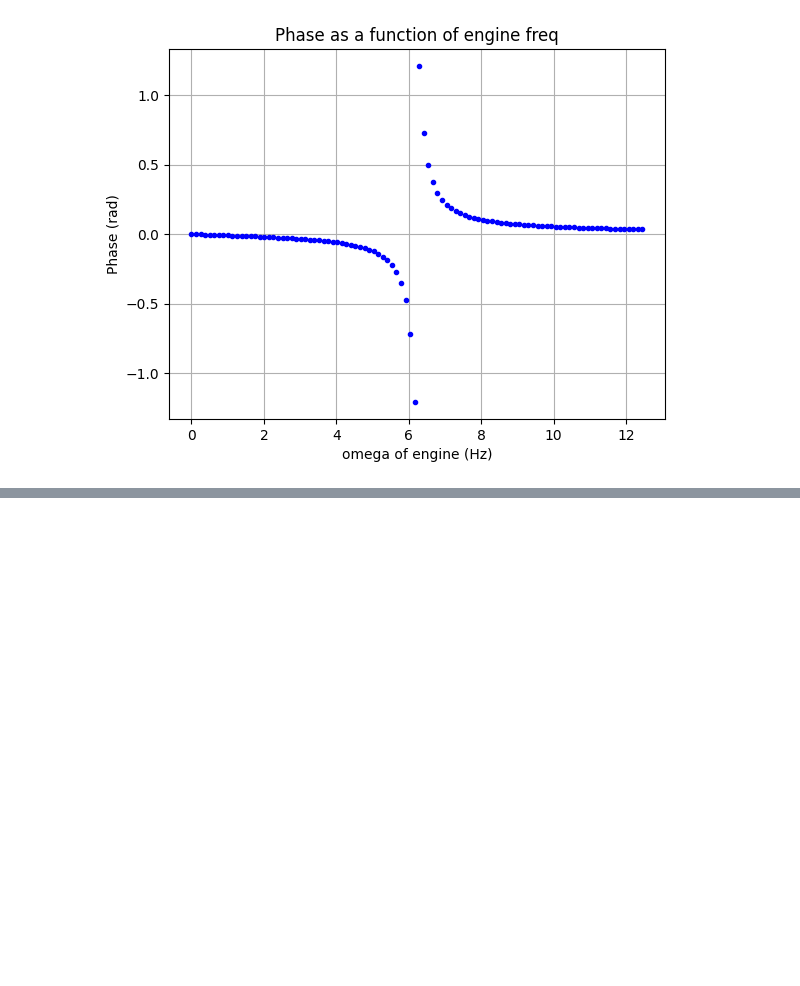
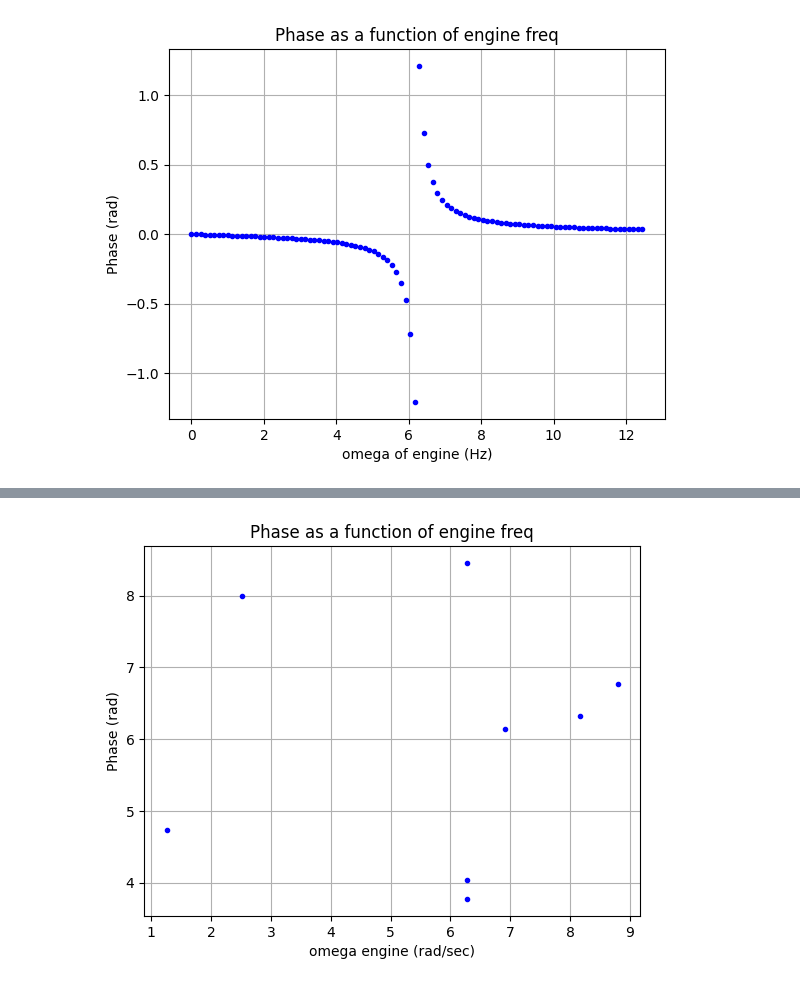
Before and after one commit to ronniegertman/Waves, a Jupyter notebook: harmonic_oscilator.ipynb, the cells around one changed output, grey strips where cells are left out. Cells and saved outputs as stored; diff of their text form; code cells hidden in the pictures; blank space fills up the shorter version.

```diff
--- a/harmonic_oscilator.ipynb
+++ b/harmonic_oscilator.ipynb
@@ -249,0 +295,22 @@ with open("./data.json", 'w') as file:
+# %%
+#finding phi:
+def phi_func(t, x, w, phi):
+  return x * np.cos(w*t + phi)
+
+
+p0 = ([20,3,6])
+phi_vec = []
+for element in data:
+    time = np.array(data[element]['time'])
+    x = np.array(data[element]['x_oscilator'])
+    params,cov = cfit(phi_func,time,x,p0=p0)
+    phi_vec.append(params[2])
+
+plt.figure()
+plt.plot(omega_engine_vec, phi_vec, 'b.')
+plt.xlabel('omega engine (rad/sec)')
+plt.ylabel('Phase (rad)')
+plt.title("Phase as a function of engine freq")
+plt.grid()
+# %% [output]
+[figure, added]
```
Also changed, not shown: parts of 3 cells of this notebook.
